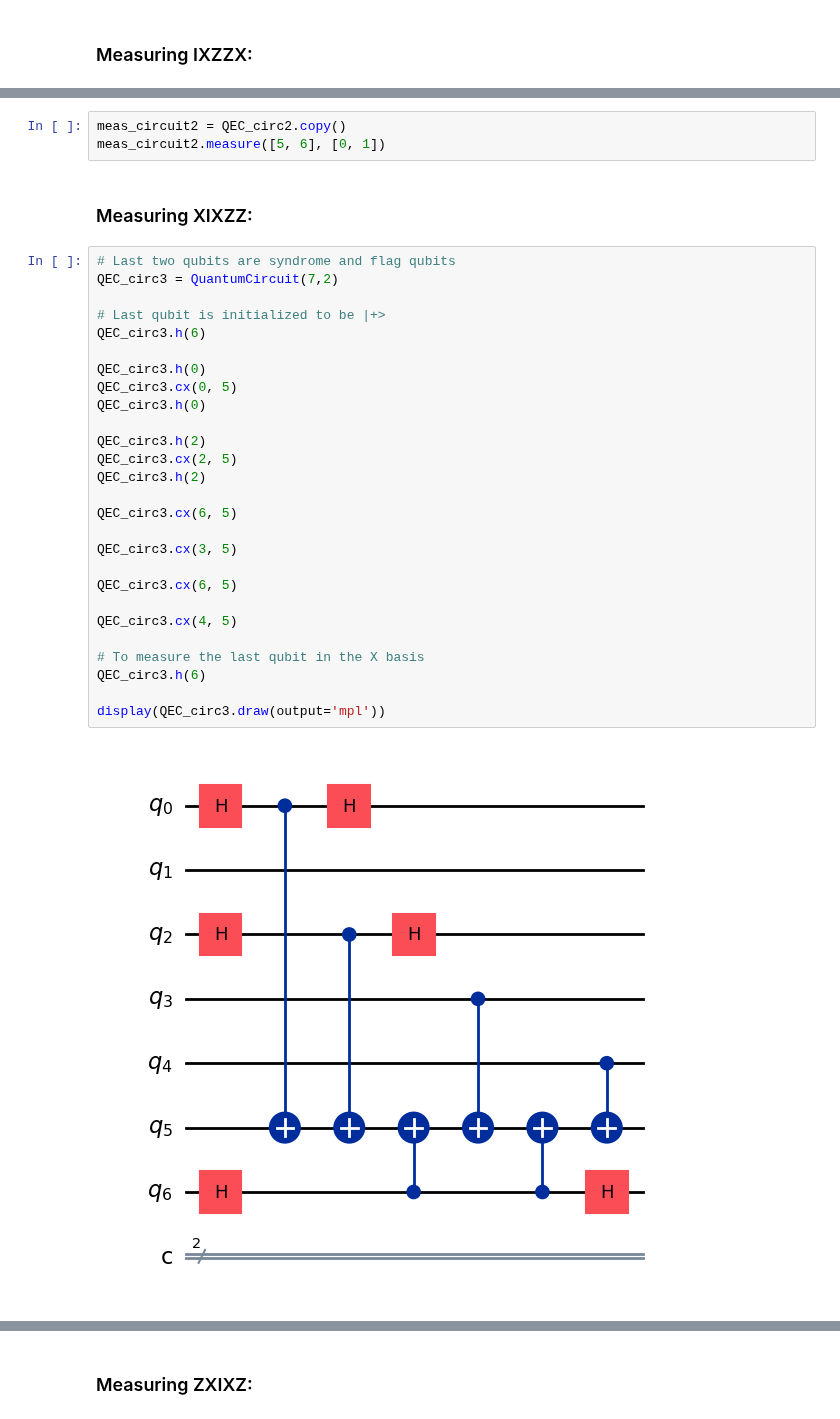
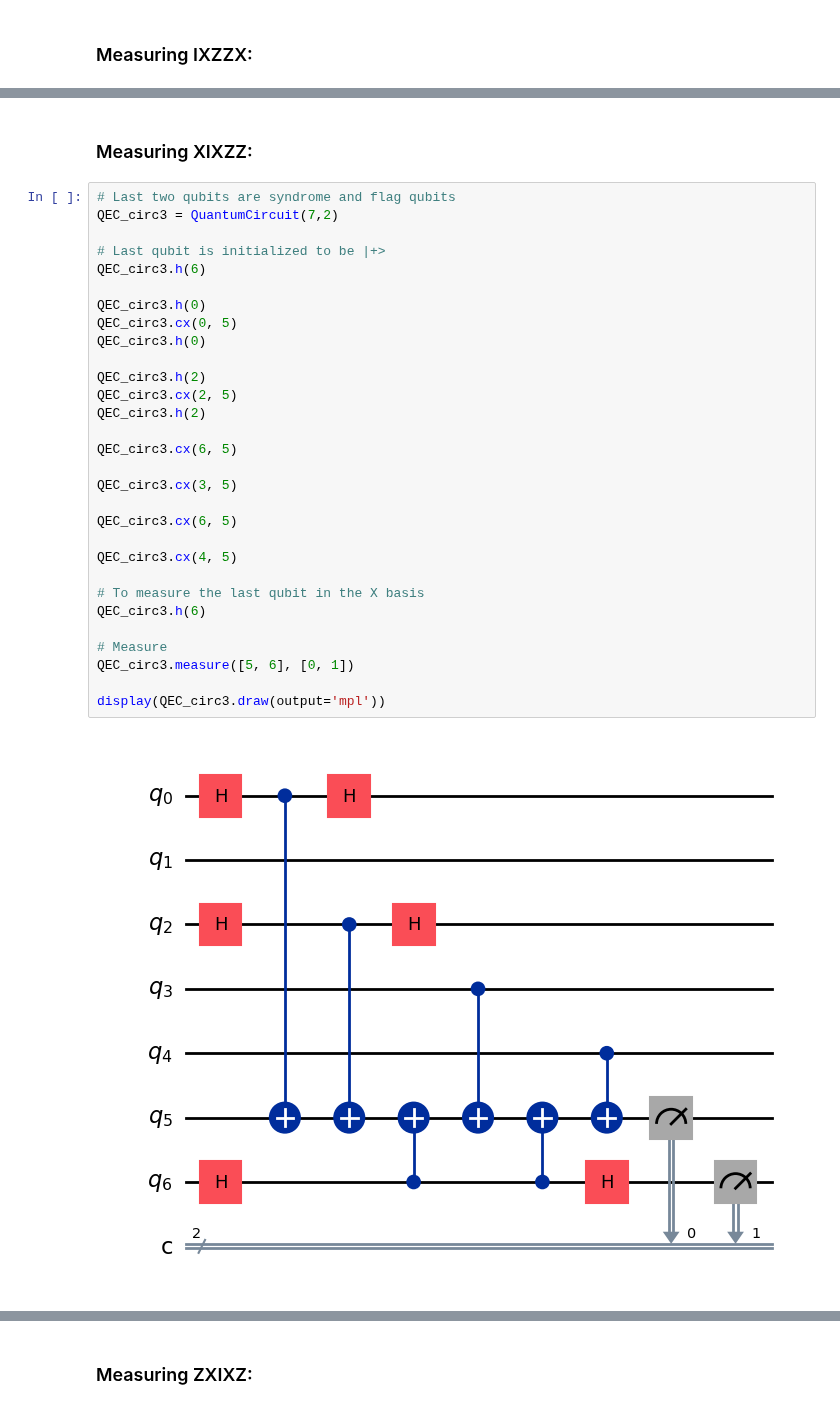
Before and after one commit to Sal7ySalt/Smallest-MSD-Protocol, a Jupyter notebook: 5_qubit_code/5_qubit_code.ipynb, the cells around one changed output, grey strips where cells are left out. Saved outputs shown, nothing was run; the diff lists cells and outputs as text.

```diff
--- a/5_qubit_code/5_qubit_code.ipynb
+++ b/5_qubit_code/5_qubit_code.ipynb
@@ -183,34 +186,34 @@ display(QEC_circ2.draw(output='mpl'))
-# %%
-meas_circuit2 = QEC_circ2.copy()
-meas_circuit2.measure([5, 6], [0, 1])
 # %% [markdown]
 ### Measuring XIXZZ:
 # %%
 # Last two qubits are syndrome and flag qubits
 QEC_circ3 = QuantumCircuit(7,2)
 
 # Last qubit is initialized to be |+>
 QEC_circ3.h(6)
 
 QEC_circ3.h(0)
 QEC_circ3.cx(0, 5)
 QEC_circ3.h(0)
 
 QEC_circ3.h(2)
 QEC_circ3.cx(2, 5)
 QEC_circ3.h(2)
 
 QEC_circ3.cx(6, 5)
 
 QEC_circ3.cx(3, 5)
 
 QEC_circ3.cx(6, 5)
 
 QEC_circ3.cx(4, 5)
 
 # To measure the last qubit in the X basis
 QEC_circ3.h(6)
 
+# Measure
+QEC_circ3.measure([5, 6], [0, 1])
+
 display(QEC_circ3.draw(output='mpl'))
 # %% [output]
-[figure, old version]
+[figure, new version]
```
Also changed, not shown: parts of 8 cells of this notebook.
